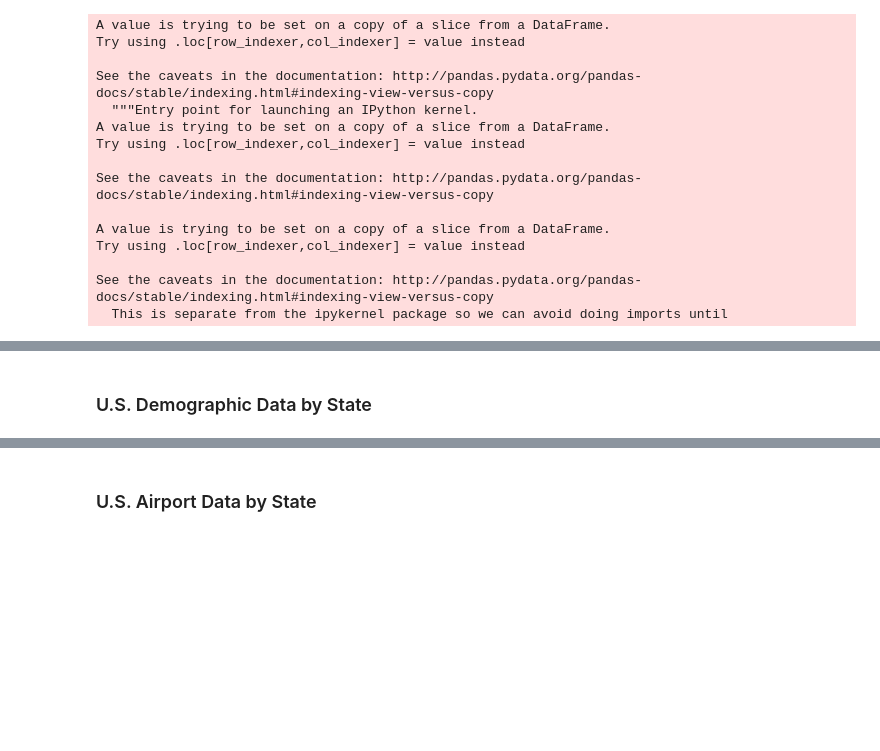
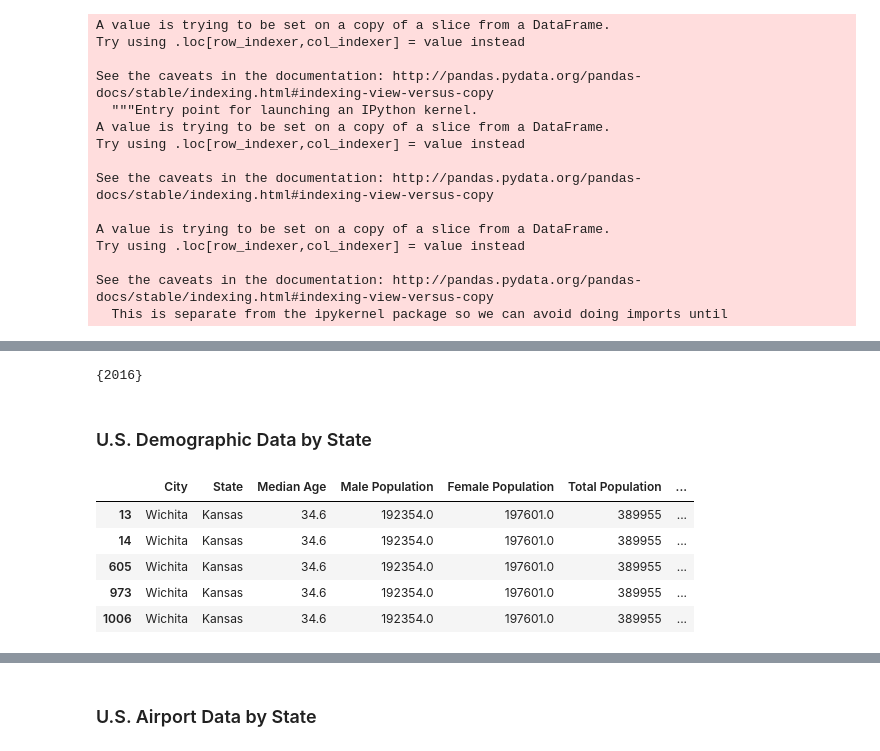
Before and after one commit to jlga94/dend-capstone, a Jupyter notebook: Capstone Project Template.ipynb, the cells around one changed output, grey strips where cells are left out. Drawn from its saved outputs; the diff is of its cells as text; code cells hidden in the pictures; blank space fills up the shorter version.

```diff
--- a/Capstone Project Template.ipynb
+++ b/Capstone Project Template.ipynb
@@ -1161,5 +1162,9 @@ new_I94_Data.head()
 | 2 | 1195600.0 | 2016 | 4 | GERMANY | OGG | KAHULUI - MAUI | FL | Florida |
 | 3 | 5291768.0 | 2016 | 4 | QATAR | LOS | LOS ANGELES | CA | California |
 | 4 | 985523.0 | 2016 | 4 | FRANCE | CHM | CHAMPLAIN | NY | New York |
+# %%
+set(list(new_I94_Data["year"]))
+# %% [output]
+{2016}
 # %% [markdown]
 ### U.S. Demographic Data by State
@@ -1165,0 +1183,9 @@ new_I94_Data.head()
+# %%
+df_demographics[(df_demographics["State"]=="Kansas")&(df_demographics["City"]=="Wichita")]
+# %% [output]
+|  | City | State | Median Age | Male Population | Female Population | Total Population | ... |
+| 13 | Wichita | Kansas | 34.6 | 192354.0 | 197601.0 | 389955 | ... |
+| 14 | Wichita | Kansas | 34.6 | 192354.0 | 197601.0 | 389955 | ... |
+| 605 | Wichita | Kansas | 34.6 | 192354.0 | 197601.0 | 389955 | ... |
+| 973 | Wichita | Kansas | 34.6 | 192354.0 | 197601.0 | 389955 | ... |
+| 1006 | Wichita | Kansas | 34.6 | 192354.0 | 197601.0 | 389955 | ... |
```
Also changed, not shown: parts of 12 cells of this notebook.
